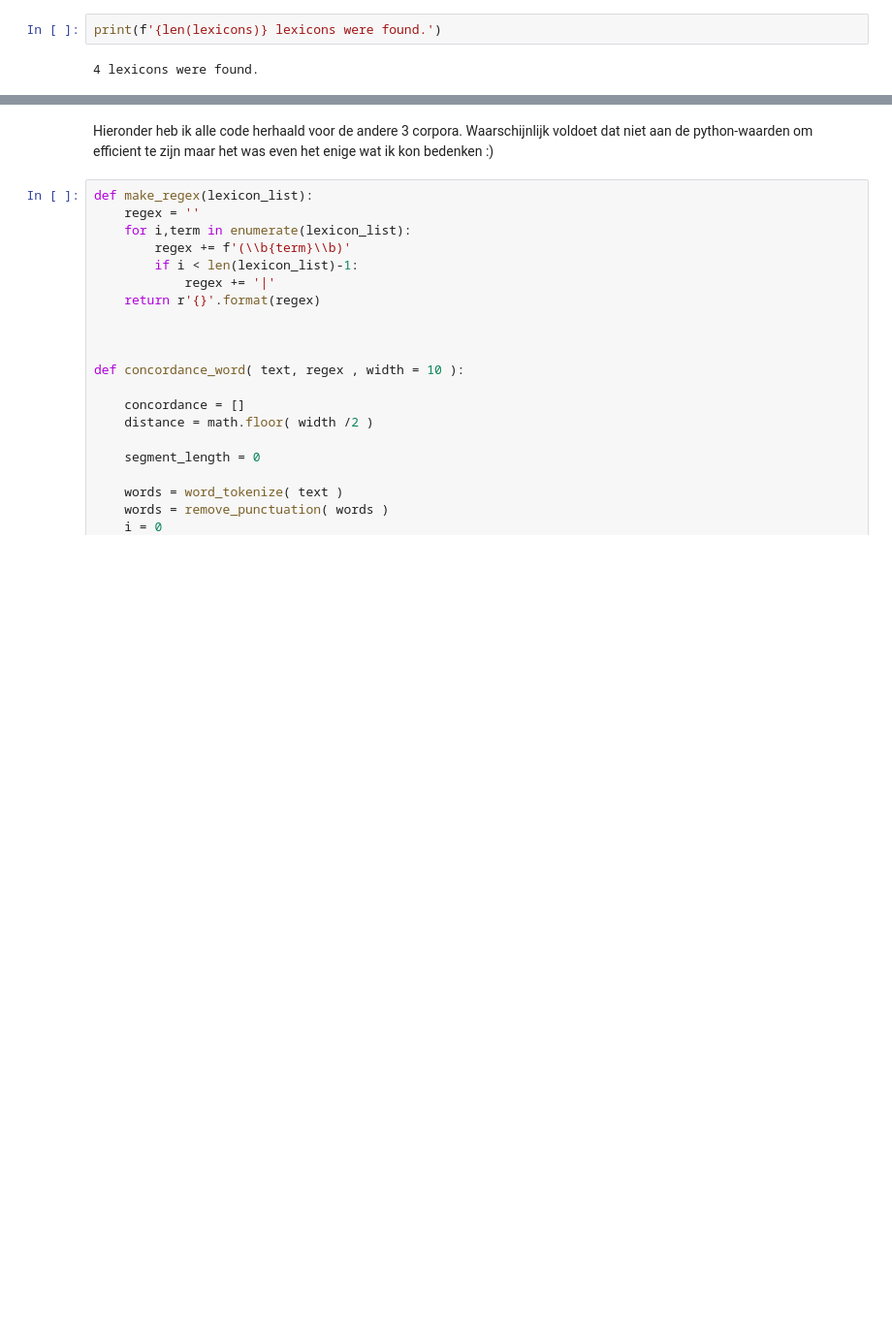
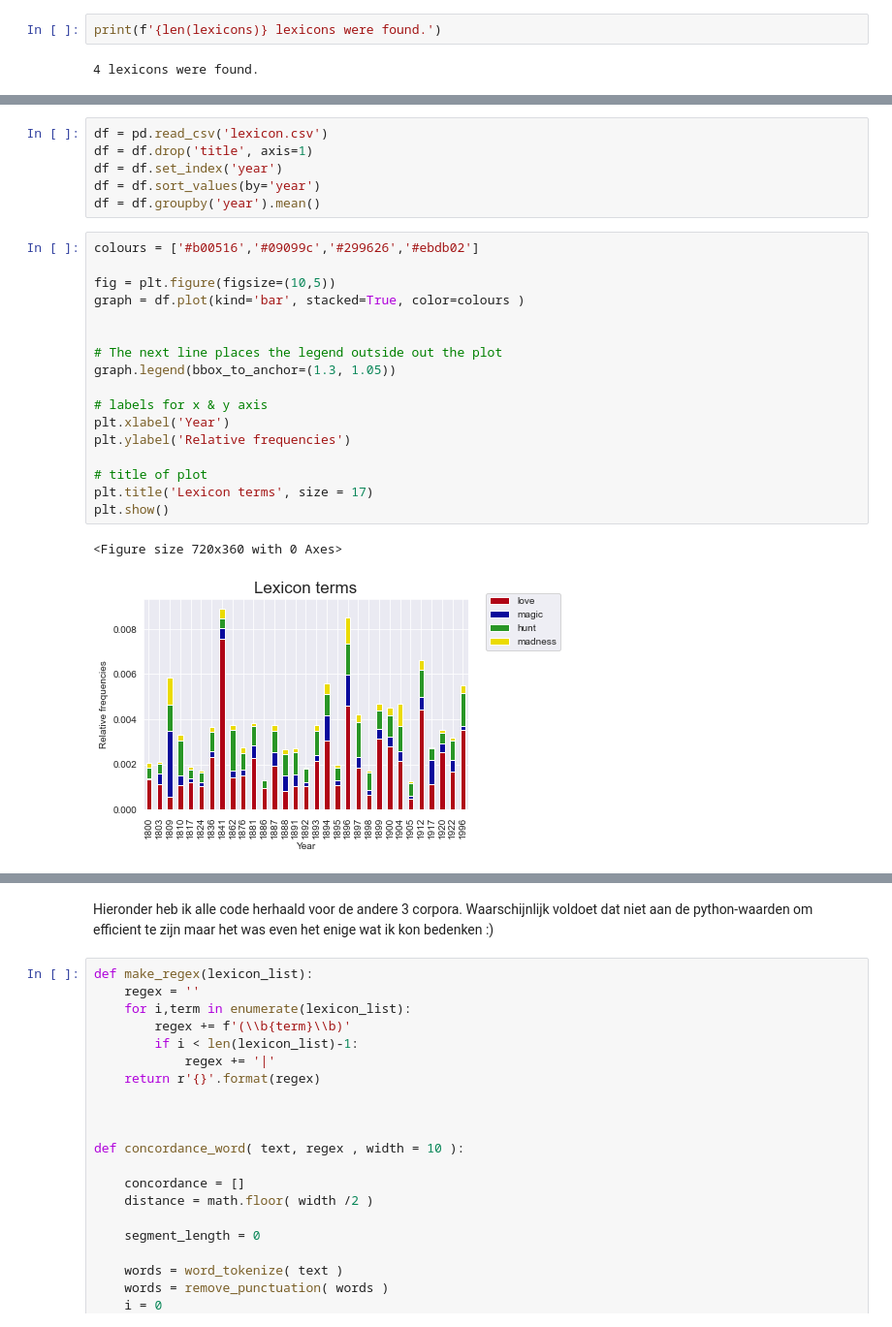
Before and after one commit to peterverhaar/dmt-2023, a Jupyter notebook: Tetteroo/Magic of Book Collecting - Version 2.ipynb, the cells around one changed output, grey strips where cells are left out. Shown at 97% size. Cells and saved outputs as stored; diff of their text form; blank space fills up the shorter version.

```diff
--- a/Tetteroo/Magic of Book Collecting - Version 2.ipynb
+++ b/Tetteroo/Magic of Book Collecting - Version 2.ipynb
@@ -303,0 +318,26 @@ madness: 0.019% of total number of tokens
+# %%
+df = pd.read_csv('lexicon.csv')
+df = df.drop('title', axis=1)
+df = df.set_index('year')
+df = df.sort_values(by='year')
+df = df.groupby('year').mean()
+# %%
+colours = ['#b00516','#09099c','#299626','#ebdb02']
+
+fig = plt.figure(figsize=(10,5))
+graph = df.plot(kind='bar', stacked=True, color=colours )
+
+
+# The next line places the legend outside out the plot
+graph.legend(bbox_to_anchor=(1.3, 1.05))
+
+# labels for x & y axis
+plt.xlabel('Year')
+plt.ylabel('Relative frequencies')
+
+# title of plot
+plt.title('Lexicon terms', size = 17)
+plt.show()
+# %% [output]
+<Figure size 720x360 with 0 Axes>
+[figure, added]
```
Also changed, not shown: parts of 12 cells of this notebook.
